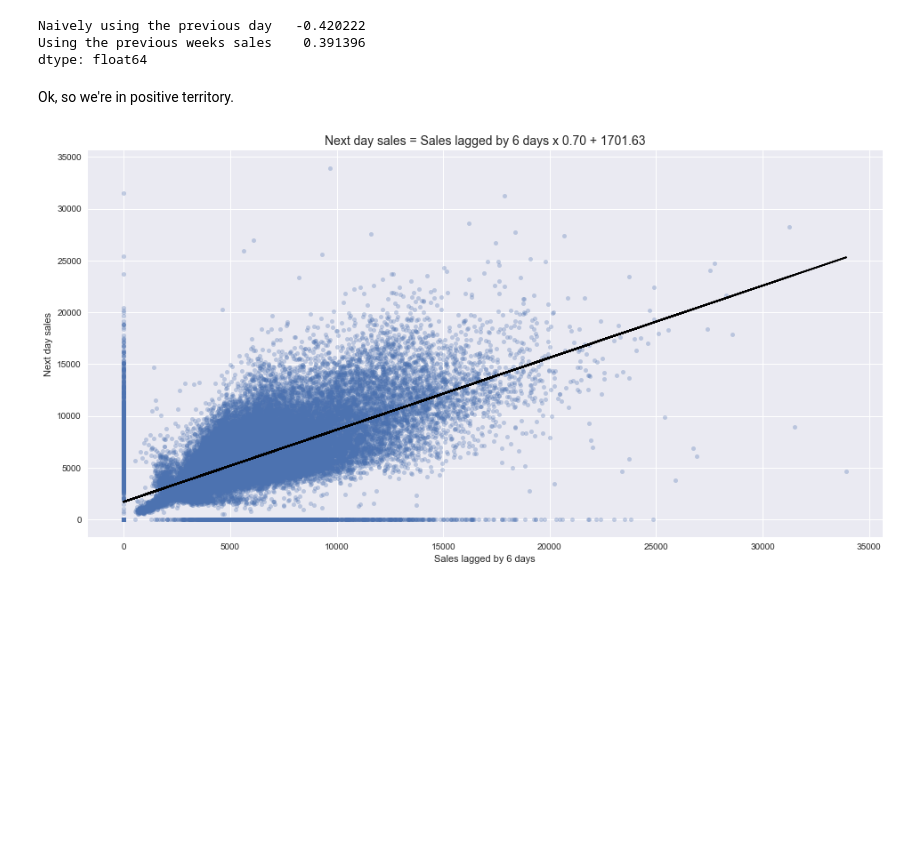
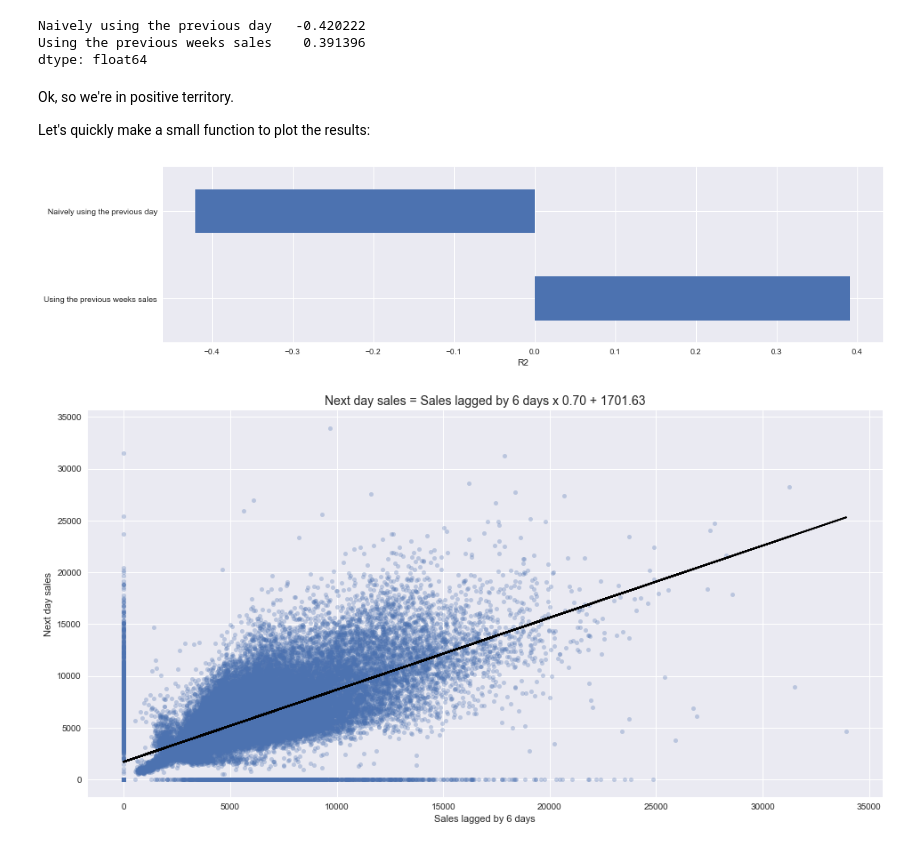
Before and after one commit to MarqueJaune/hackathon2, a Jupyter notebook: Learning units/Time series - Running first experiments.ipynb, the cells around one changed output. Cells and saved outputs as stored; diff of their text form; code cells hidden in the pictures; blank space fills up the shorter version.

```diff
--- a/Learning units/Time series - Running first experiments.ipynb
+++ b/Learning units/Time series - Running first experiments.ipynb
@@ -288,6 +288,17 @@ Using the previous weeks sales    0.391396
 dtype: float64
 # %% [markdown]
 Ok, so we're in positive territory.
+
+Let's quickly make a small function to plot the results:
+# %%
+def plot_results(res):
+    res.sort_values(ascending=False).plot(
+        kind='barh', figsize=(16, 4))
+    plt.xlabel('R2')
+# %%
+plot_results(attempts)
+# %% [output]
+[figure, added]
 # %%
 show_predictions('Sales lagged by 6 days')
 # %% [output]
```
Also changed, not shown: parts of 125 cells of this notebook, 1 other file.
